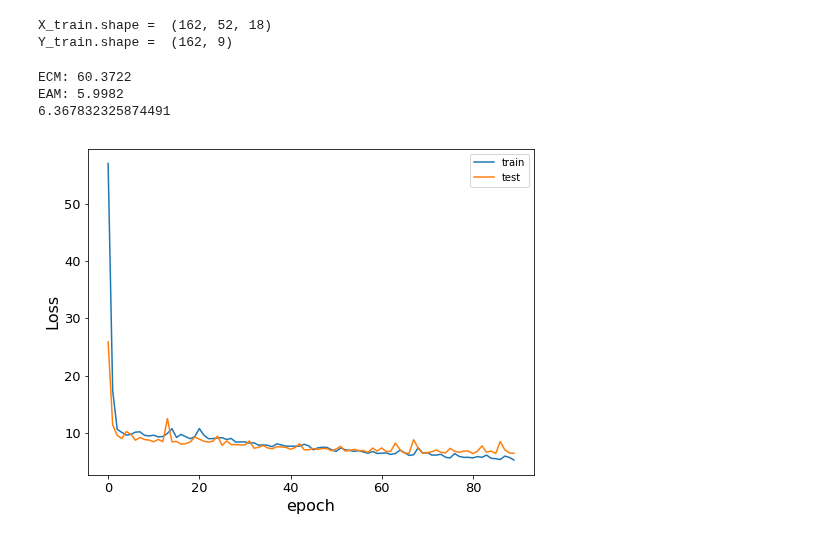
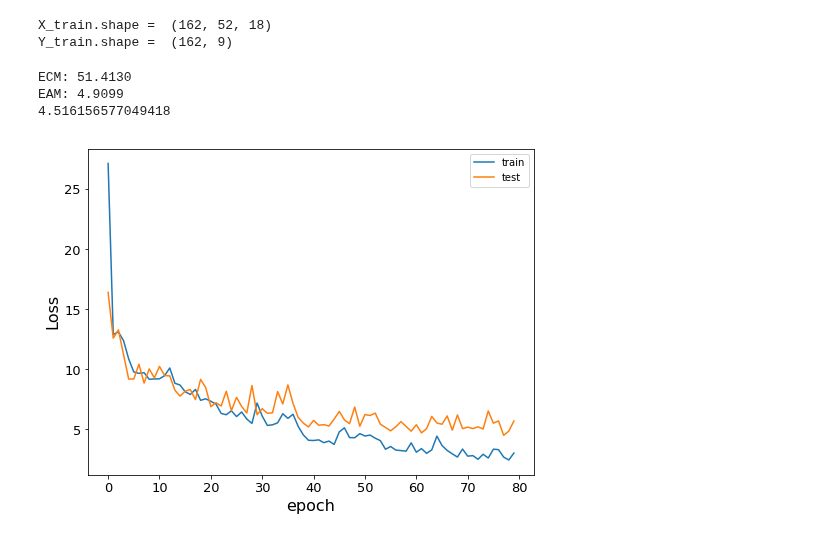
Before and after one commit to TsspGit/Rn_Time_Series, a Jupyter notebook: AEMET/Codes_Daily/New_NN_Try.ipynb, the cells around one changed output. Drawn from its saved outputs; the diff is of its cells as text; code cells hidden in the pictures.

```diff
--- a/AEMET/Codes_Daily/New_NN_Try.ipynb
+++ b/AEMET/Codes_Daily/New_NN_Try.ipynb
@@ -86,7 +76,7 @@ Index: []
 nlags= len(newValuesReal)-1
 for i in range(nlags, -1, -1):
     # Add the new lagged column at the end of the dataframe. In inverse order.
-    pdata = pd.concat([pdata, DF_scaled[['T', 'mdnRnA']].shift(i).reset_index(drop=True)], axis=1)
+    pdata = pd.concat([pdata, DF[['T', 'mdnRnA']].shift(i).reset_index(drop=True)], axis=1)
     pdatamdnRnA = pd.concat([pdatamdnRnA, DF['mdnRnA'].shift(i).reset_index(drop=True)], axis=1)
     names += str(i) # store this index for naming the columns of dataframe
 # %%
@@ -126,7 +116,7 @@ def NN_v2(neurons, nep, X_train, Y_train, X_test, Y_test, sample_size, v=0, btch
     model.add(Conv1D(filters=int(neurons[0]), kernel_size=3, activation='relu', input_shape=X_train.shape[1:]))
     model.add(Conv1D(filters=int(neurons[1]), kernel_size=3, activation='relu'))
     model.add(Flatten())
-    model.add(Dropout(0.2))
+    #model.add(Dropout(0.2))
     model.add(Dense(int(neurons[0]/2), activation='relu'))
     model.add(Dense(int(neurons[1]/2), activation='relu'))
     model.add(Dense(Y_train.shape[1], activation='linear'))
@@ -139,27 +129,27 @@ def NN_v2(neurons, nep, X_train, Y_train, X_test, Y_test, sample_size, v=0, btch
         save_NN(model)
     return history, pred, acc_train, acc_test, model
 # %%
-neuron = [256, 128]
-history, pred, acc_train, acc_test, model = NN_v2(neuron, 90, X_train, Y_train, X_test, Y_test, sample_size)
+neuron = [128, 256]
+history, pred, acc_train, acc_test, model = NN_v2(neuron, 80, X_train, Y_train, X_test, Y_test, sample_size)
 # %%
 predmaxs, predmins, predavgs = extract_maxs_mins_avgs(pred)
 # %%
-Y_test_error = DF[DF['dates'] > '2017-08-06']['mdnRnA']
+Y_test_error = DF['mdnRnA'][-len(predavgs):]
 testScoreECM = mean_squared_error(Y_test_error, predavgs)
 print('ECM: %.4f' % (testScoreECM))
 testScoreEAM = mean_absolute_error(Y_test_error, predavgs)
 print('EAM: %.4f' % (testScoreEAM))
 fig,ax = plt.subplots(nrows=1,ncols=1,figsize=(8,6))# 6,6
 plt.plot(history.history['loss'])
 plt.plot(history.history['val_loss'])
 plt.ylabel('Loss')
 plt.xlabel('epoch')
 plt.legend(['train', 'test'], loc='upper right')
 print(np.min(history.history['val_loss']))
 # %% [output]
-ECM: 60.3722
-EAM: 5.9982
-6.367832325874491
+ECM: 51.4130
+EAM: 4.9099
+4.516156577049418
-[figure, old version]
+[figure, new version]
 # %%
 startday = pd.datetime(2013, 7, 1)
```
Also changed, not shown: parts of 23 cells of this notebook, 49 other files.
